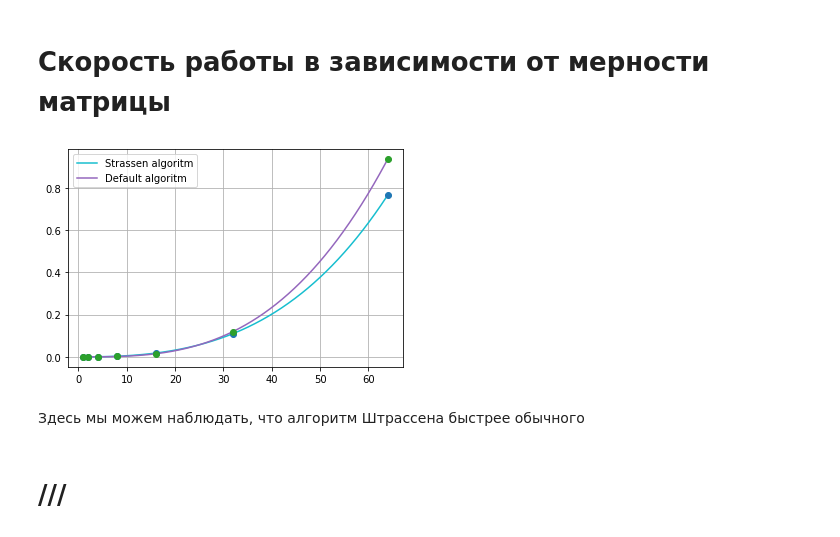
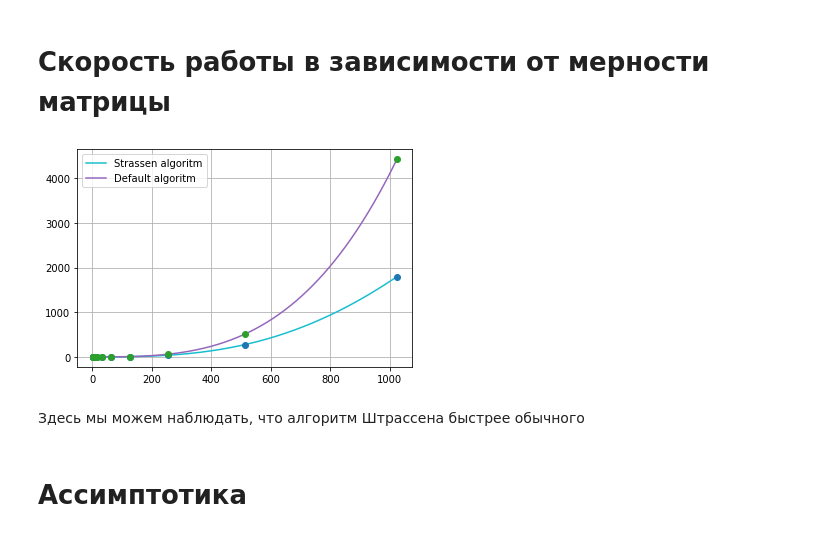
Before and after one commit to Leyzeld/Python, a Jupyter notebook: StrassenSKM.ipynb, the cells around one changed output. Drawn from its saved outputs; the diff is of its cells as text; code cells hidden in the pictures.

```diff
--- a/StrassenSKM.ipynb
+++ b/StrassenSKM.ipynb
@@ -126,32 +136,40 @@ def Graf(n,timeStrassen,timeDefault):
 # Главная программа
 Здесь вызываются выше перечисленные функции. Алгоритмы вызываются в цикле, время выполнения каждого алгоритма умножения записывается в массив и после передется в **Graf** с цель отобразить полученные данные
 # %%
+g = 11
+timeStrassen= np.zeros((g),dtype=np.float)
+timeDefault= np.zeros((g),dtype=np.float)
 
 
-
-
-
-g = 7
-timeStrassen= np.zeros((g),dtype=np.float)
-timeDefault= np.zeros((g),dtype=np.float)
 n = np.arange(g)
 l = math.log(7)/math.log(2)
 
+OtimeStrassen= np.zeros((g),dtype=np.float)
+OtimeDefault= np.zeros((g),dtype=np.float)
 
 for i in range(g):
 
     k = 2**i
     A,B = Gen(k)
     n[i]=k;
+
     start_time=time.time()
     C = strassen(A, B)
     delta_time=time.time() - start_time
     timeStrassen[i] = delta_time
+
+    OtimeStrassen[i] = delta_time/(k**l)
 
     start_time=time.time()
     C = defaultProduct(A,B)
     delta_time=time.time() - start_time
     timeDefault[i] = delta_time
 
+    OtimeDefault[i] = delta_time/(k**3)
+    print(k)
+    print("S",timeStrassen[i])
+    print("D", timeDefault[i] )
+
+
 print("Done")
 # %% [output]
@@ -159,11 +193,11 @@ Done
 # %% [markdown]
 # Скорость работы в зависимости от мерности матрицы
 # %%
-Graf(n,timeStrassen,timeDefault)
+Graf(n,timeStrassen,timeDefault,1)
 # %% [output]
-[figure, old version]
+[figure, new version]
 # %% [markdown]
 Здесь мы можем наблюдать, что алгоритм Штрассена быстрее обычного
 # %% [markdown]
-# ///
+# Ассимптотика
 # %%
```
Also changed, not shown: parts of 5 cells of this notebook.
